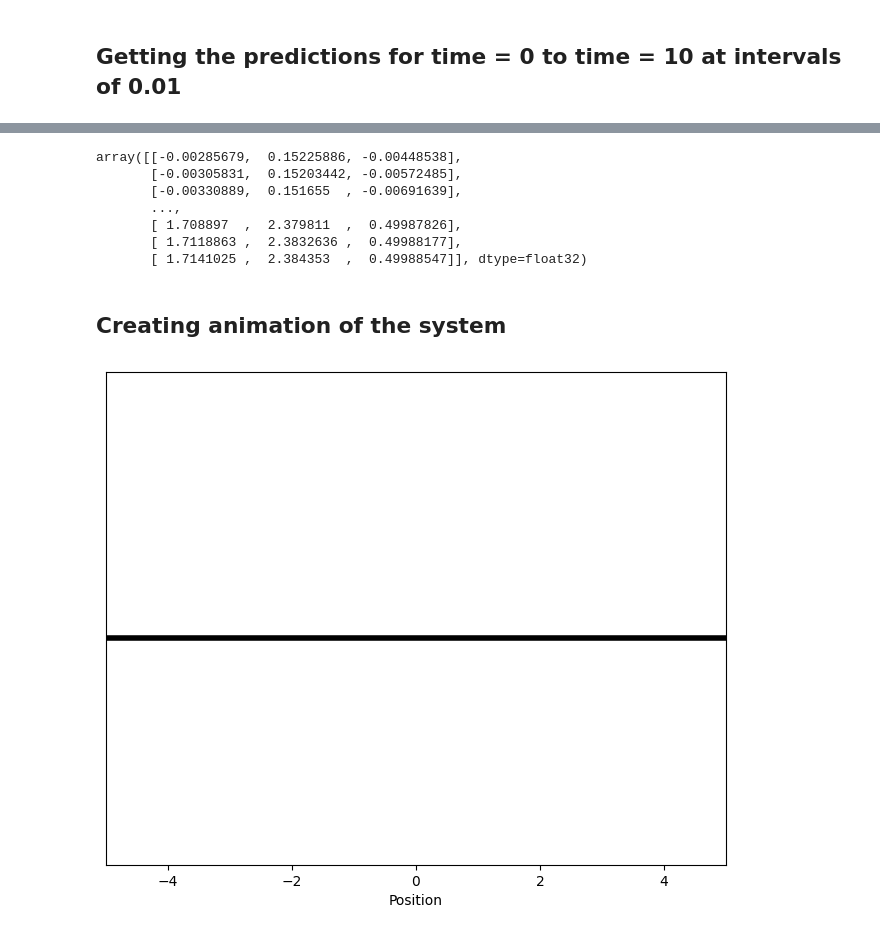
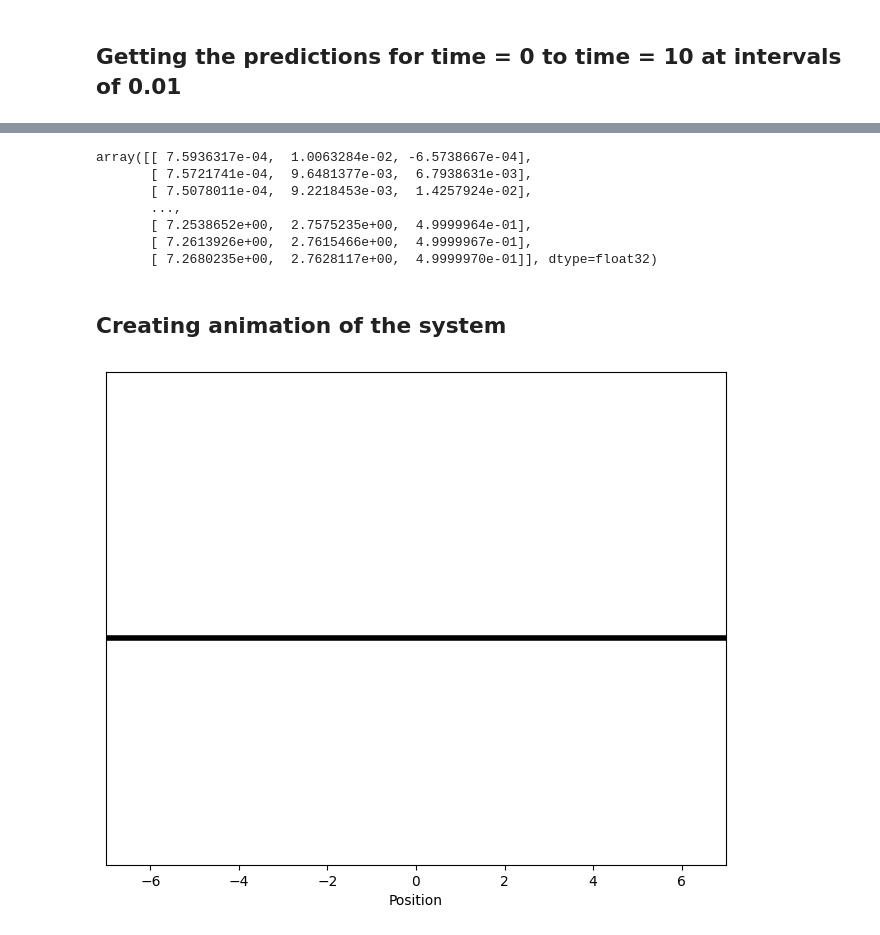
Before and after one commit to ArjunDosajh/pinn-optimization, a Jupyter notebook: data/inverting_pendulum/inverted_pendulum_cart.ipynb, the cells around one changed output, grey strips where cells are left out. Drawn from its saved outputs; the diff is of its cells as text; code cells hidden in the pictures.

```diff
--- a/data/inverting_pendulum/inverted_pendulum_cart.ipynb
+++ b/data/inverting_pendulum/inverted_pendulum_cart.ipynb
@@ -24,7 +22,7 @@ num_domain = 1000
 n_adam = 5000
 
 lr = 3e-3 # for Adam
-loss_weights = [2., 2., 1., 1., 1., 1, 1., 2.]
+loss_weights = [2., 2., 1., 1., 1., 1, 1., 20.]
 
 # Set physical parameters
 tmin, tmax = 0.0, 10.0
@@ -107,7 +105,7 @@ losses = [position_initial, theta_initial, force_initial, velocity_initial, angu
 data = dde.data.PDE(geom, ode, losses, num_domain=num_domain, num_boundary=50)
 # dataset size here will be 1002 (1000 domain + 2 boundary)
 # %%
-net = dde.nn.FNN([1] + [256] * 5 + [n_output], "tanh", "Glorot normal")
+net = dde.nn.FNN([1] + [256] * 3 + [n_output], "tanh", "Glorot normal")
 # %%
 resampler = dde.callbacks.PDEPointResampler(period=500)
 # %%
@@ -126,7 +125,7 @@ model_checkpoint = ModelCheckpoint(
 )
 # %%
 print("Residual 1 | Residual 2 | Initial Position | Initial Theta | Initial Force | Initial Velocity | Initial Angular Velocity | Goal")
-losshistory, train_state = model.train(display_every=10, iterations=n_adam, callbacks=[resampler, model_checkpoint])
+losshistory, train_state = model.train(display_every=50, iterations=n_adam, callbacks=[resampler, model_checkpoint])
 # %% [output]
 Residual 1 | Residual 2 | Initial Position | Initial Theta | Initial Force | Initial Velocity | Initial Angular Velocity | Goal
 Training model...
@@ -176,14 +175,14 @@ INFO:tensorflow:Restoring parameters from checkpoints/best_model.ckpt-4860.ckpt
 # %%
-np.save('single_inverted_cart_outputs.npy', predictions)
+# np.save('single_inverted_cart_outputs.npy', predictions)
 predictions
 # %% [output]
-array([[-0.00285679,  0.15225886, -0.00448538],
-       [-0.00305831,  0.15203442, -0.00572485],
-       [-0.00330889,  0.151655  , -0.00691639],
+array([[ 7.5936317e-04,  1.0063284e-02, -6.5738667e-04],
+       [ 7.5721741e-04,  9.6481377e-03,  6.7938631e-03],
+       [ 7.5078011e-04,  9.2218453e-03,  1.4257924e-02],
        ...,
-       [ 1.708897  ,  2.379811  ,  0.49987826],
-       [ 1.7118863 ,  2.3832636 ,  0.49988177],
-       [ 1.7141025 ,  2.384353  ,  0.49988547]], dtype=float32)
+       [ 7.2538652e+00,  2.7575235e+00,  4.9999964e-01],
+       [ 7.2613926e+00,  2.7615466e+00,  4.9999967e-01],
+       [ 7.2680235e+00,  2.7628117e+00,  4.9999970e-01]], dtype=float32)
 # %% [markdown]
 ## Creating animation of the system
 # %%
@@ -200,36 +199,36 @@ x2 = L1 * np.sin(angles) + x1
 y2 = -L1 * np.cos(angles) + y1
 
 fig, ax = plt.subplots(figsize=(8, 6.4))
-ax.set_xlim(-5, 5)
+ax.set_xlim(-7, 7)
 ax.set_ylim(-1.25, 1.25)
 ax.set_xlabel('Position')
 ax.get_yaxis().set_visible(False)
 
-crane_rail, = ax.plot([-5, 5], [-0.1, -0.1], 'k-', lw=4)
+crane_rail, = ax.plot([-7, 7], [-0.1, -0.1], 'k-', lw=4)
 mass1, = ax.plot([], [], linestyle='None', marker='s', markersize=40, markeredgecolor='k', color='orange', markeredgewidth=2)
 line1, = ax.plot([], [], 'o-', color='black', lw=4, markersize=6, markeredgecolor='k', markerfacecolor='k')
 
 time_template = 'time = %.1fs'
 time_text = ax.text(0.05, 0.9, '', transform=ax.transAxes)
 
 def init():
     mass1.set_data([], [])
     line1.set_data([], [])
     time_text.set_text('')
     return line1, mass1, time_text
 
 def animate(i):
     mass1.set_data([x1[i]], [y1[i] - 0.1])
     line1.set_data([x1[i], x2[i]], [y1[i], y2[i]])
     time_text.set_text(time_template % (i/100))  # Assuming i is proportional to time
     return line1, mass1, time_text
 
 ani = animation.FuncAnimation(fig, animate, frames=len(positions), interval=40, init_func=init)
 
 Writer = animation.writers['ffmpeg']
 writer = Writer(fps=95, metadata=dict(artist='Me'), bitrate=1800)
 
 # Save the animation to an MP4 file
 ani.save('simulations/inverted_pendulum_simulation.mp4', writer=writer)
 # %% [output]
-[figure, old version]
+[figure, new version]
```
Also changed, not shown: parts of 5 cells of this notebook, 3 other files.
